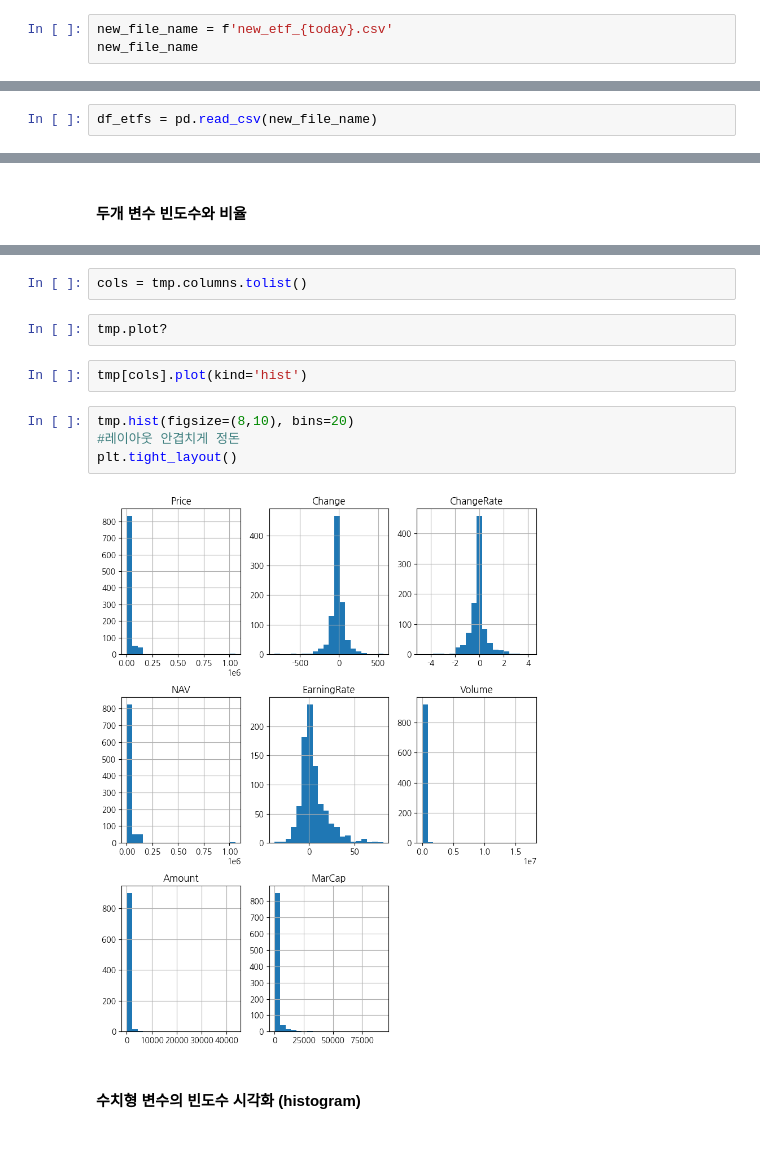
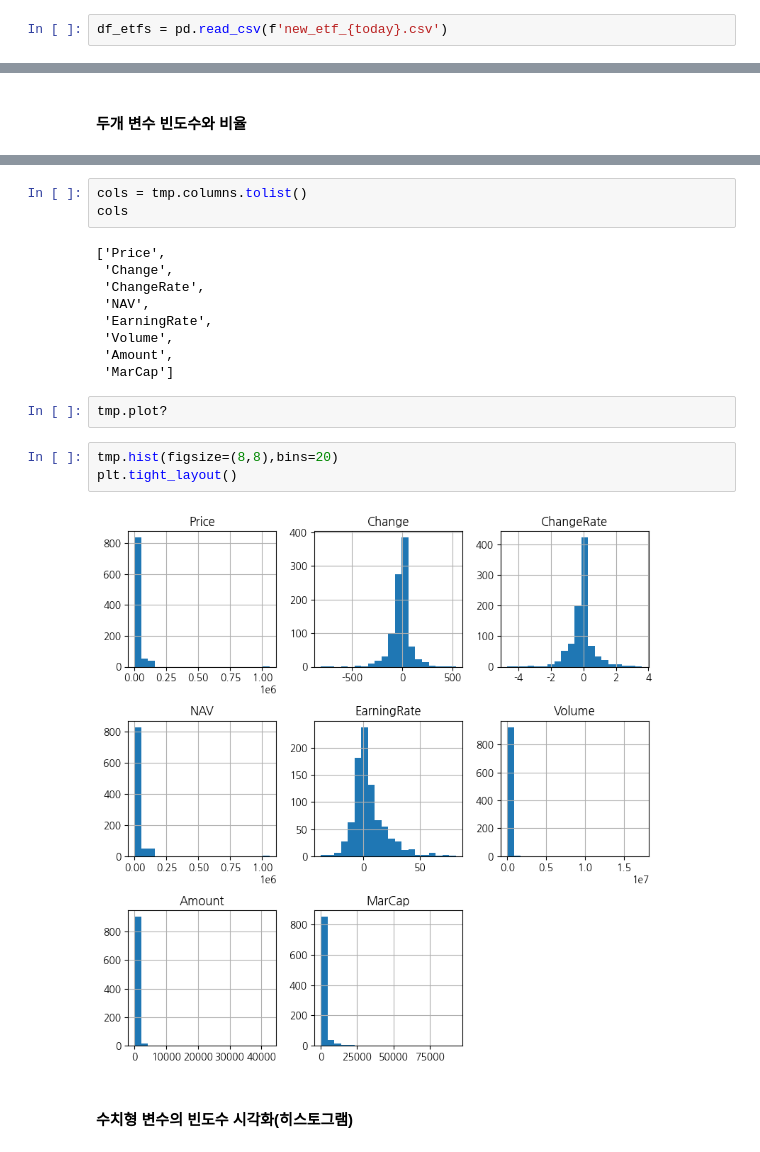
Before and after one commit to june2598/pythonstudy, a Jupyter notebook: stock/stock_analysis_7(국내ETF시각화).ipynb, the cells around one changed output, grey strips where cells are left out. Drawn from its saved outputs; the diff is of its cells as text.

```diff
--- a/stock/stock_analysis_7(국내ETF시각화).ipynb
+++ b/stock/stock_analysis_7(국내ETF시각화).ipynb
@@ -26,3 +26,2 @@ pd.options.display.float_format = '{:,.2f}'.format
 # %%
-new_file_name = f'new_etf_{today}.csv'
-new_file_name
+df_etfs = pd.read_csv(f'new_etf_{today}.csv')
@@ -31,5 +28,3 @@ new_file_name
-# %%
-df_etfs = pd.read_csv(new_file_name)
 # %%
 df_etfs.shape
 # %% [output]
@@ -317,18 +462,25 @@ tmp
 930 rows × 8 columns
 # %%
 cols = tmp.columns.tolist()
+cols
+# %% [output]
+['Price',
+ 'Change',
+ 'ChangeRate',
+ 'NAV',
+ 'EarningRate',
+ 'Volume',
+ 'Amount',
+ 'MarCap']
 # %%
 tmp.plot?
-# %%
-tmp[cols].plot(kind='hist')
 # %%
-tmp.hist(figsize=(8,10), bins=20)
-#레이아웃 안겹치게 정돈
+tmp.hist(figsize=(8,8),bins=20)
 plt.tight_layout()
 # %% [output]
-[figure, old version]
+[figure, new version]
 # %% [markdown]
-#### 수치형 변수의 빈도수 시각화 (histogram)
+#### 수치형 변수의 빈도수 시각화(히스토그램)
 # %%
 # 서브영역에 개별 차트 그리기
 
```
Also changed, not shown: parts of 61 cells of this notebook, 17 other files.
